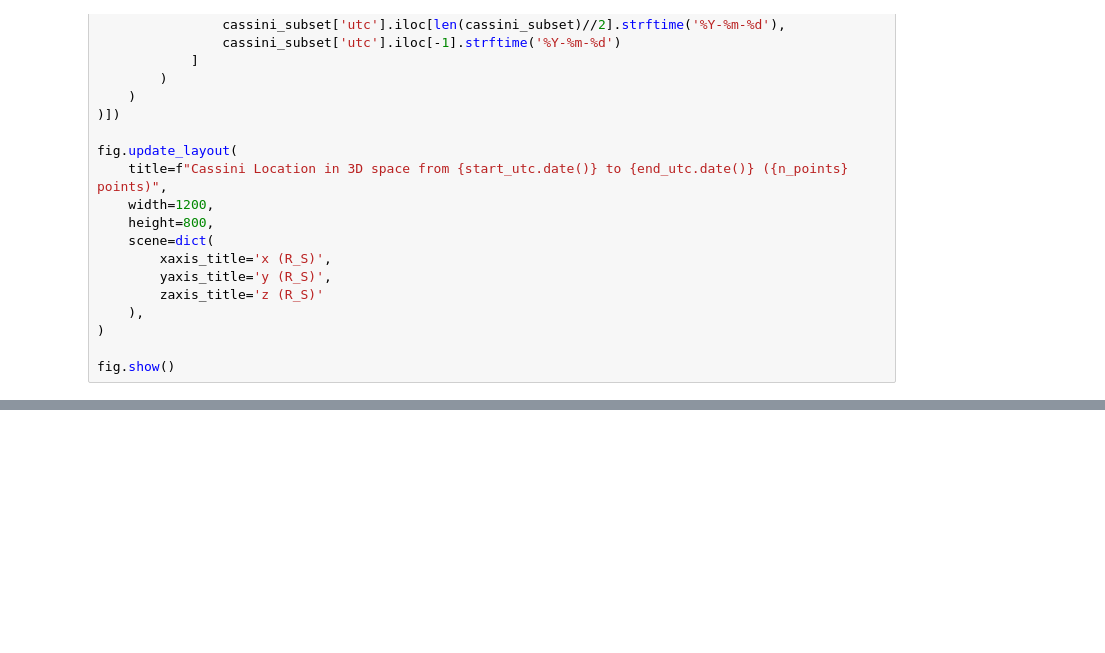
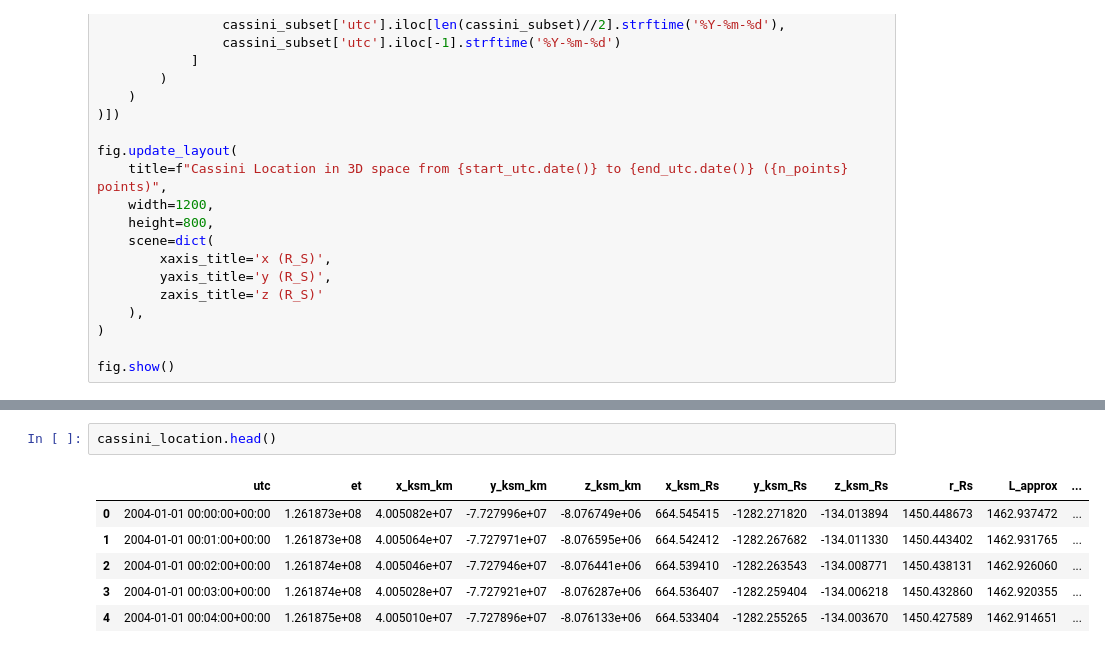
Before and after one commit to MaoChengzhi/saturn2025, a Jupyter notebook: use_spice.ipynb, the cells around one changed output, grey strips where cells are left out. Drawn from its saved outputs; the diff is of its cells as text; blank space fills up the shorter version.

```diff
--- a/use_spice.ipynb
+++ b/use_spice.ipynb
@@ -709,0 +954,9 @@ fig.show()
+# %%
+cassini_location.head()
+# %% [output]
+|  | utc | et | x_ksm_km | y_ksm_km | z_ksm_km | x_ksm_Rs | y_ksm_Rs | z_ksm_Rs | r_Rs | L_approx | ... |
+| 0 | 2004-01-01 00:00:00+00:00 | 1.261873e+08 | 4.005082e+07 | -7.727996e+07 | -8.076749e+06 | 664.545415 | -1282.271820 | -134.013894 | 1450.448673 | 1462.937472 | ... |
+| 1 | 2004-01-01 00:01:00+00:00 | 1.261873e+08 | 4.005064e+07 | -7.727971e+07 | -8.076595e+06 | 664.542412 | -1282.267682 | -134.011330 | 1450.443402 | 1462.931765 | ... |
+| 2 | 2004-01-01 00:02:00+00:00 | 1.261874e+08 | 4.005046e+07 | -7.727946e+07 | -8.076441e+06 | 664.539410 | -1282.263543 | -134.008771 | 1450.438131 | 1462.926060 | ... |
+| 3 | 2004-01-01 00:03:00+00:00 | 1.261874e+08 | 4.005028e+07 | -7.727921e+07 | -8.076287e+06 | 664.536407 | -1282.259404 | -134.006218 | 1450.432860 | 1462.920355 | ... |
+| 4 | 2004-01-01 00:04:00+00:00 | 1.261875e+08 | 4.005010e+07 | -7.727896e+07 | -8.076133e+06 | 664.533404 | -1282.255265 | -134.003670 | 1450.427589 | 1462.914651 | ... |
```
Also changed, not shown: parts of 15 cells of this notebook, 4 other files.
